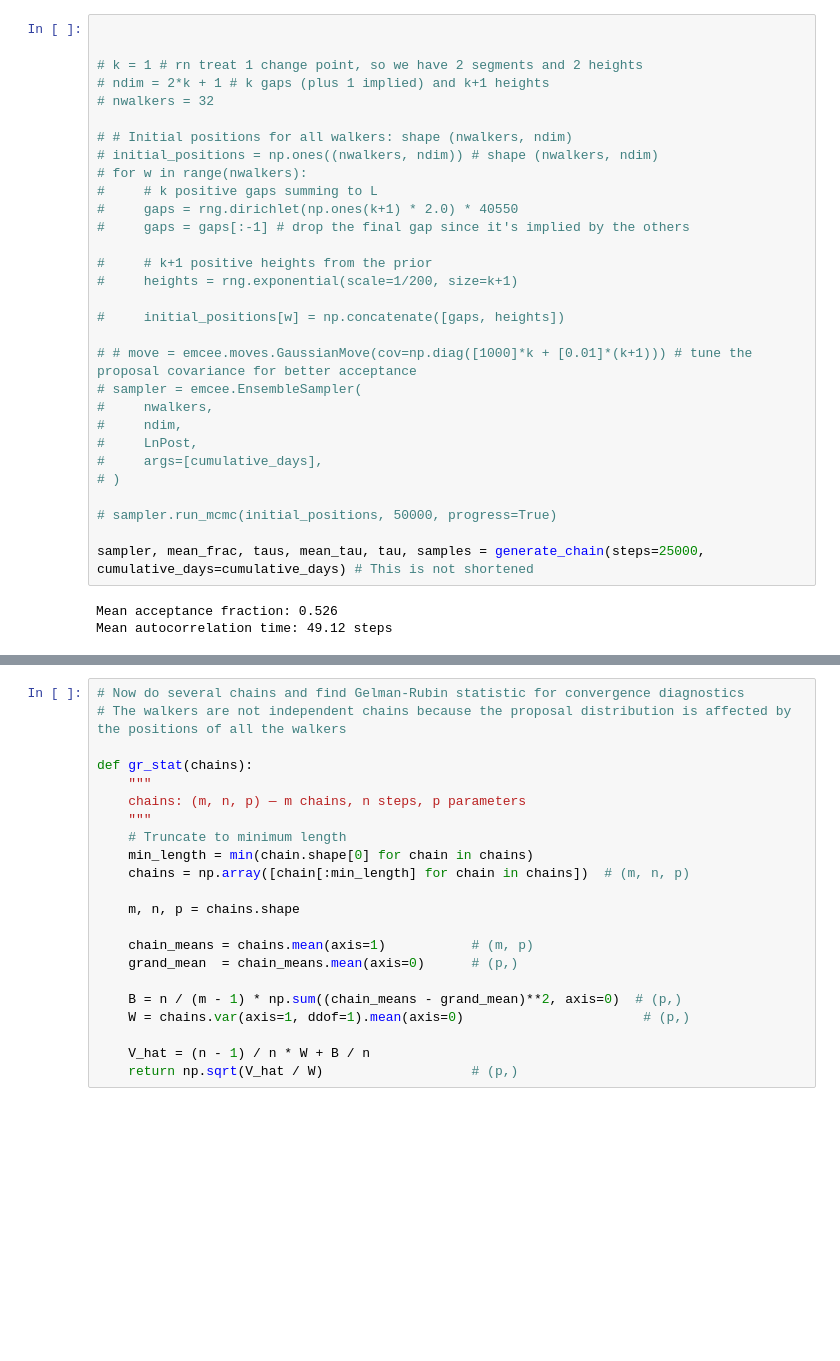
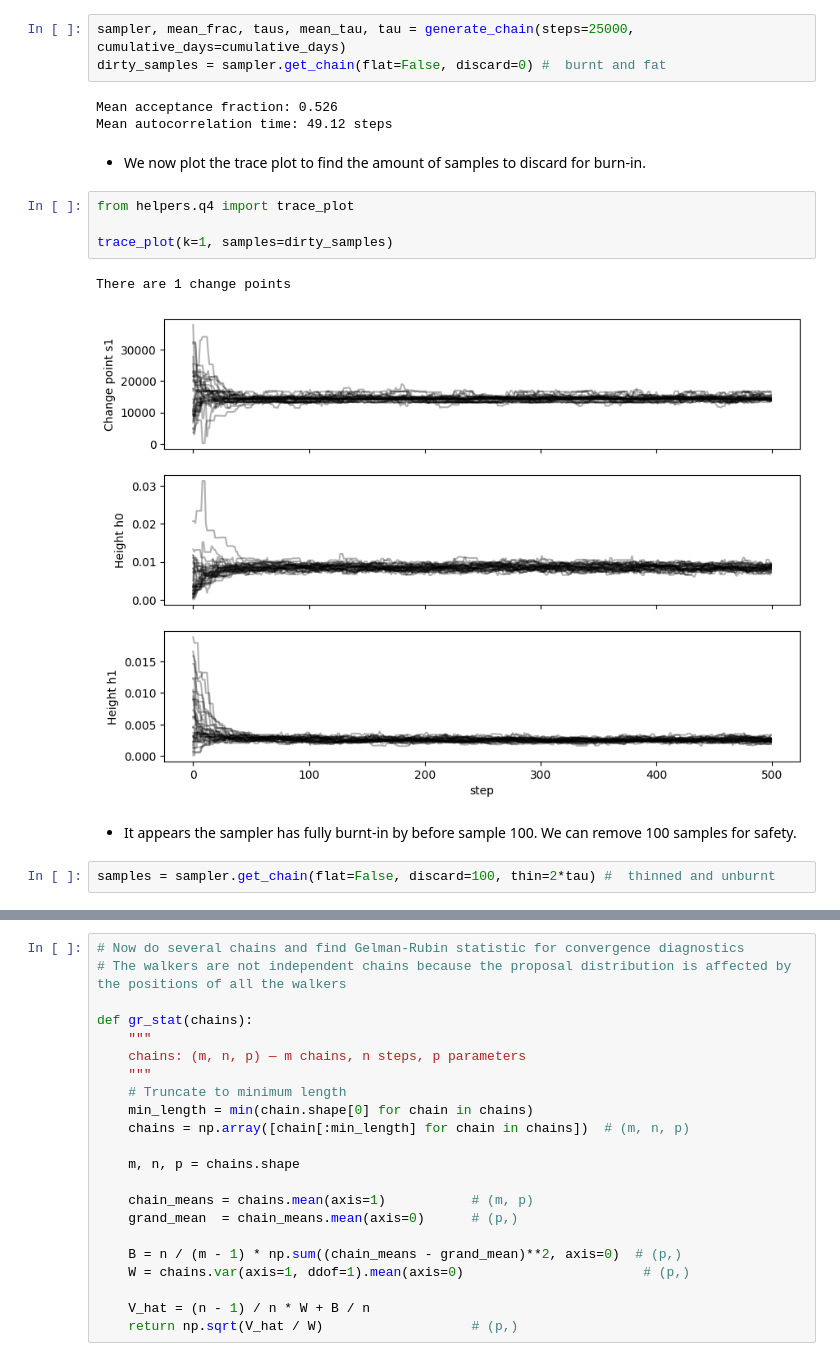
Before and after one commit to JoeyWee1/S2_Coal_Mining_Bayesian_Stats, a Jupyter notebook: S2CW.ipynb, the cells around one changed output, grey strips where cells are left out. Drawn from its saved outputs; the diff is of its cells as text; blank space fills up the shorter version.

```diff
--- a/S2CW.ipynb
+++ b/S2CW.ipynb
@@ -269,34 +140,20 @@ from helpers.q4 import generate_chain
 # %%
-
-
-# k = 1 # rn treat 1 change point, so we have 2 segments and 2 heights
-# ndim = 2*k + 1 # k gaps (plus 1 implied) and k+1 heights
-# nwalkers = 32
-
-# # Initial positions for all walkers: shape (nwalkers, ndim)
-# initial_positions = np.ones((nwalkers, ndim)) # shape (nwalkers, ndim)
-# for w in range(nwalkers):
-#     # k positive gaps summing to L
-#     gaps = rng.dirichlet(np.ones(k+1) * 2.0) * 40550
-#     gaps = gaps[:-1] # drop the final gap since it's implied by the others
-
-#     # k+1 positive heights from the prior
-#     heights = rng.exponential(scale=1/200, size=k+1)
-
-#     initial_positions[w] = np.concatenate([gaps, heights])
-
-# # move = emcee.moves.GaussianMove(cov=np.diag([1000]*k + [0.01]*(k+1))) # tune the proposal covariance for better acceptance
-# sampler = emcee.EnsembleSampler(
-#     nwalkers,
-#     ndim,
-#     LnPost,
-#     args=[cumulative_days],
-# )
-
-# sampler.run_mcmc(initial_positions, 50000, progress=True)
-
-sampler, mean_frac, taus, mean_tau, tau, samples = generate_chain(steps=25000, cumulative_days=cumulative_days) # This is not shortened
+sampler, mean_frac, taus, mean_tau, tau = generate_chain(steps=25000, cumulative_days=cumulative_days)
+dirty_samples = sampler.get_chain(flat=False, discard=0) #  burnt and fat
 # %% [output]
 Mean acceptance fraction: 0.526
 Mean autocorrelation time: 49.12 steps
+# %% [markdown]
+- We now plot the trace plot to find the amount of samples to discard for burn-in.
+# %%
+from helpers.q4 import trace_plot
+
+trace_plot(k=1, samples=dirty_samples)
+# %% [output]
+There are 1 change points
+[figure, added]
+# %% [markdown]
+- It appears the sampler has fully burnt-in by before sample 100. We can remove 100 samples for safety.
+# %%
+samples = sampler.get_chain(flat=False, discard=100, thin=2*tau) #  thinned and unburnt
 # %%
```
Also changed, not shown: parts of 8 cells of this notebook, 1 other file.
